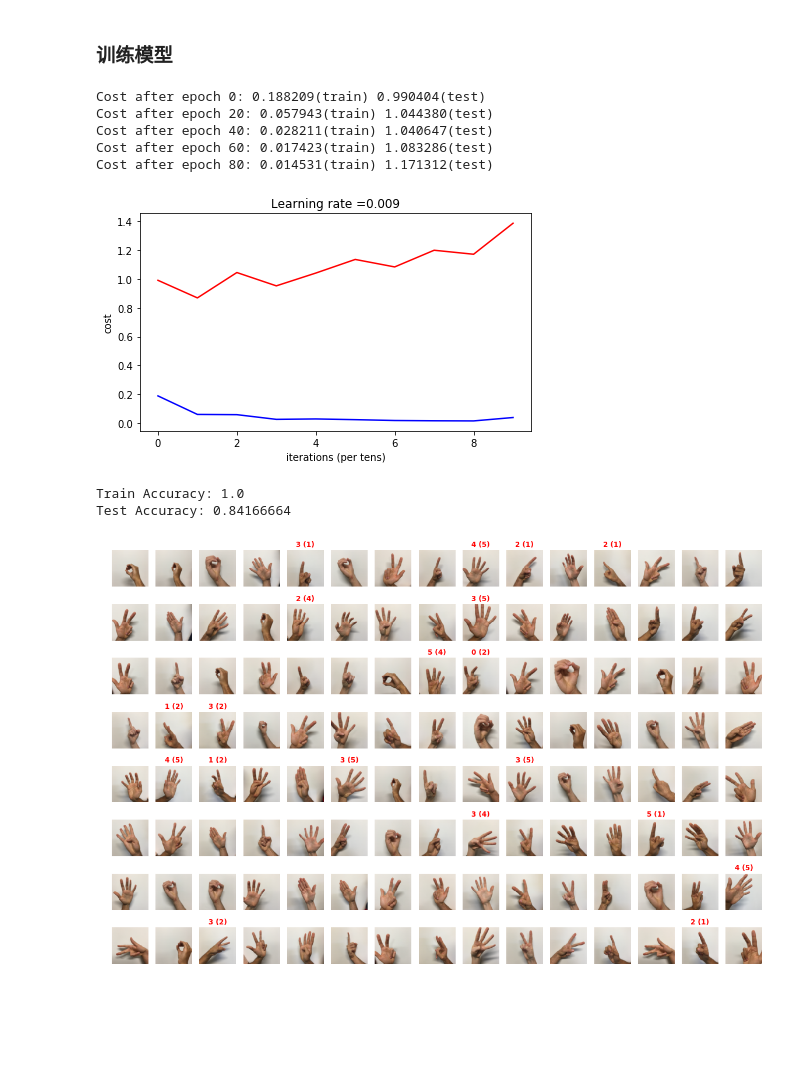
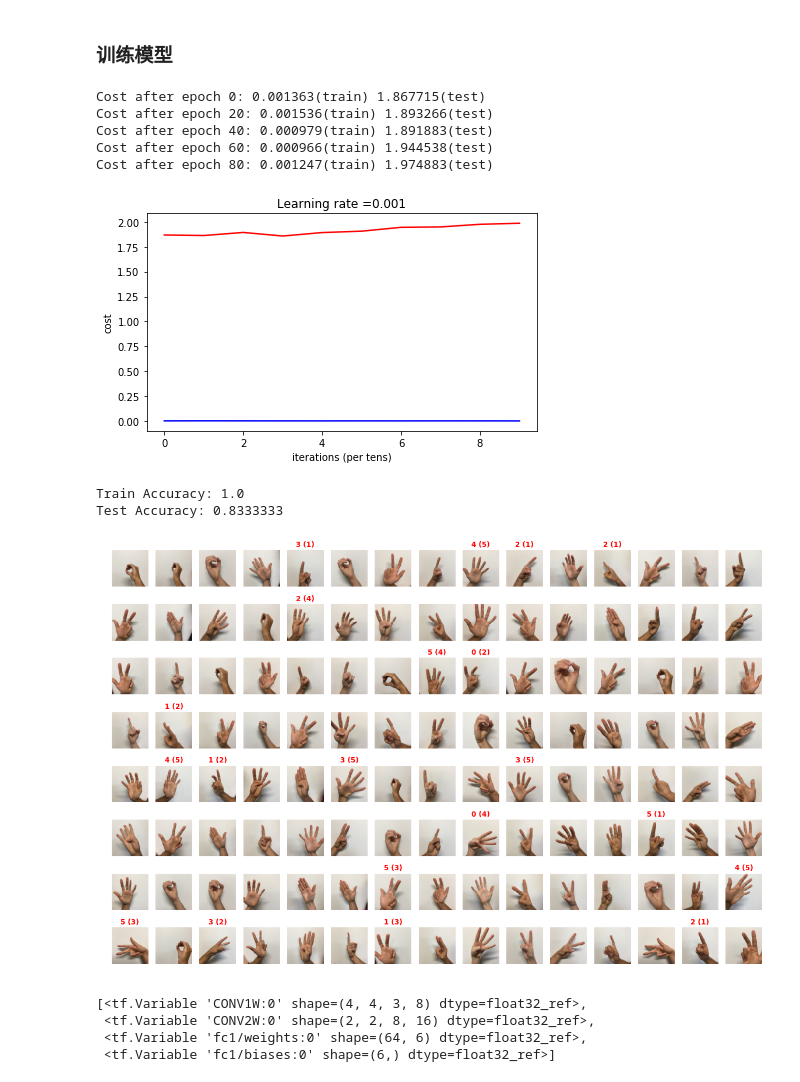
Before and after one commit to Morrowind1983/deeplearning.ai-exercises, a Jupyter notebook: 04 Convolutional Neural Networks/Week 1/Exercise.ipynb, the cells around one changed output. Saved outputs shown, nothing was run; the diff lists cells and outputs as text; code cells hidden in the pictures; blank space fills up the shorter version.

```diff
--- a/04 Convolutional Neural Networks/Week 1/Exercise.ipynb
+++ b/04 Convolutional Neural Networks/Week 1/Exercise.ipynb
@@ -277,17 +277,17 @@ except IOError:
     print("File is not accessible.")
 # %%
 # 训练模型
-parameters = cnn_model(X_train, Y_train, X_test, Y_test, parameters=parameters, num_epochs=100)
+parameters = cnn_model(X_train, Y_train, X_test, Y_test, parameters=parameters, learning_rate = 0.001, num_epochs=100)
 # %% [output]
-Cost after epoch 0: 0.188209(train) 0.990404(test)
-Cost after epoch 20: 0.057943(train) 1.044380(test)
-Cost after epoch 40: 0.028211(train) 1.040647(test)
-Cost after epoch 60: 0.017423(train) 1.083286(test)
-Cost after epoch 80: 0.014531(train) 1.171312(test)
+Cost after epoch 0: 0.001363(train) 1.867715(test)
+Cost after epoch 20: 0.001536(train) 1.893266(test)
+Cost after epoch 40: 0.000979(train) 1.891883(test)
+Cost after epoch 60: 0.000966(train) 1.944538(test)
+Cost after epoch 80: 0.001247(train) 1.974883(test)
-[figure, old version]
+[figure, new version]
 Train Accuracy: 1.0
-Test Accuracy: 0.84166664
+Test Accuracy: 0.8333333
-[figure, old version]
+[figure, new version]
 # %%
 # 将此次训练完毕的模型存入文件
 try:
@@ -296,3 +296,11 @@ try:
     fw.close()
 except IOError:
     print("File is not accessible.")
+# %%
+# 查看tf计算路径图中所有可训练的变量
+tf.trainable_variables()
+# %% [output]
+[<tf.Variable 'CONV1W:0' shape=(4, 4, 3, 8) dtype=float32_ref>,
+ <tf.Variable 'CONV2W:0' shape=(2, 2, 8, 16) dtype=float32_ref>,
+ <tf.Variable 'fc1/weights:0' shape=(64, 6) dtype=float32_ref>,
+ <tf.Variable 'fc1/biases:0' shape=(6,) dtype=float32_ref>]
```
Also changed, not shown: parts of 7 cells of this notebook, 1 other file.
